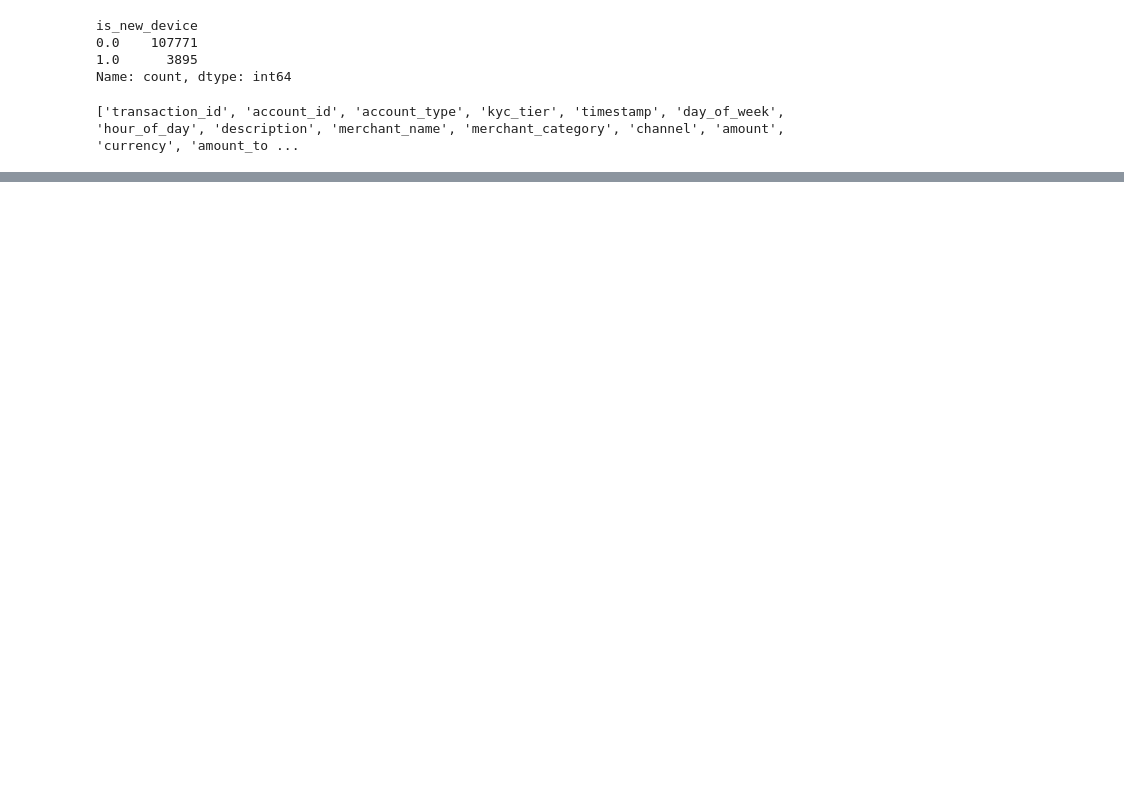
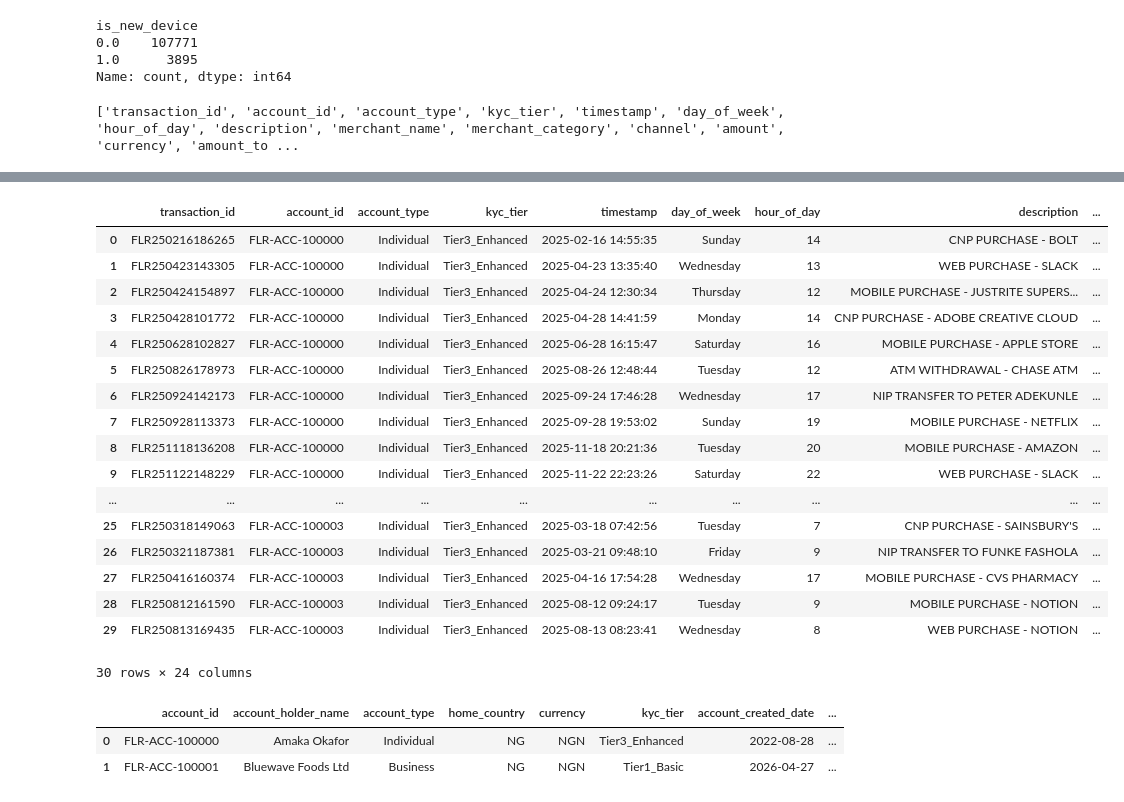
Before and after one commit to iCodeDaniels/Finlora, a Jupyter notebook: notebook/01_data_cleaning.ipynb, the cells around one changed output, grey strips where cells are left out. Drawn from its saved outputs; the diff is of its cells as text; code cells hidden in the pictures; blank space fills up the shorter version.

```diff
--- a/notebook/01_data_cleaning.ipynb
+++ b/notebook/01_data_cleaning.ipynb
@@ -145,8 +145,6 @@ British Gas           2135
 EEDC                  2112
 Thames Water          2059
 Name: count, dtype: int64
-# %%
-txn['merchant_name'] = txn['merchant_name'].fillna('Unknown')
 # %%
 txn.info()
 # %% [output]
@@ -278,0 +321,2 @@ print(txn.columns.tolist())
+# %%
+txn['is_new_device'] = txn['is_new_device'].fillna('Unknown_device')
@@ -278,0 +343,29 @@ print(txn.columns.tolist())
+# %%
+txn['merchant_name'] = txn['merchant_name'].fillna(txn['merchant_category'])
+# %%
+txn.head(30)
+# %% [output]
+|  | transaction_id | account_id | account_type | kyc_tier | timestamp | day_of_week | hour_of_day | description | ... |
+| 0 | FLR250216186265 | FLR-ACC-100000 | Individual | Tier3_Enhanced | 2025-02-16 14:55:35 | Sunday | 14 | CNP PURCHASE - BOLT | ... |
+| 1 | FLR250423143305 | FLR-ACC-100000 | Individual | Tier3_Enhanced | 2025-04-23 13:35:40 | Wednesday | 13 | WEB PURCHASE - SLACK | ... |
+| 2 | FLR250424154897 | FLR-ACC-100000 | Individual | Tier3_Enhanced | 2025-04-24 12:30:34 | Thursday | 12 | MOBILE PURCHASE - JUSTRITE SUPERS... | ... |
+| 3 | FLR250428101772 | FLR-ACC-100000 | Individual | Tier3_Enhanced | 2025-04-28 14:41:59 | Monday | 14 | CNP PURCHASE - ADOBE CREATIVE CLOUD | ... |
+| 4 | FLR250628102827 | FLR-ACC-100000 | Individual | Tier3_Enhanced | 2025-06-28 16:15:47 | Saturday | 16 | MOBILE PURCHASE - APPLE STORE | ... |
+| 5 | FLR250826178973 | FLR-ACC-100000 | Individual | Tier3_Enhanced | 2025-08-26 12:48:44 | Tuesday | 12 | ATM WITHDRAWAL - CHASE ATM | ... |
+| 6 | FLR250924142173 | FLR-ACC-100000 | Individual | Tier3_Enhanced | 2025-09-24 17:46:28 | Wednesday | 17 | NIP TRANSFER TO PETER ADEKUNLE | ... |
+| 7 | FLR250928113373 | FLR-ACC-100000 | Individual | Tier3_Enhanced | 2025-09-28 19:53:02 | Sunday | 19 | MOBILE PURCHASE - NETFLIX | ... |
+| 8 | FLR251118136208 | FLR-ACC-100000 | Individual | Tier3_Enhanced | 2025-11-18 20:21:36 | Tuesday | 20 | MOBILE PURCHASE - AMAZON | ... |
+| 9 | FLR251122148229 | FLR-ACC-100000 | Individual | Tier3_Enhanced | 2025-11-22 22:23:26 | Saturday | 22 | WEB PURCHASE - SLACK | ... |
+| ... | ... | ... | ... | ... | ... | ... | ... | ... | ... |
+| 25 | FLR250318149063 | FLR-ACC-100003 | Individual | Tier3_Enhanced | 2025-03-18 07:42:56 | Tuesday | 7 | CNP PURCHASE - SAINSBURY'S | ... |
+| 26 | FLR250321187381 | FLR-ACC-100003 | Individual | Tier3_Enhanced | 2025-03-21 09:48:10 | Friday | 9 | NIP TRANSFER TO FUNKE FASHOLA | ... |
+| 27 | FLR250416160374 | FLR-ACC-100003 | Individual | Tier3_Enhanced | 2025-04-16 17:54:28 | Wednesday | 17 | MOBILE PURCHASE - CVS PHARMACY | ... |
+| 28 | FLR250812161590 | FLR-ACC-100003 | Individual | Tier3_Enhanced | 2025-08-12 09:24:17 | Tuesday | 9 | MOBILE PURCHASE - NOTION | ... |
+| 29 | FLR250813169435 | FLR-ACC-100003 | Individual | Tier3_Enhanced | 2025-08-13 08:23:41 | Wednesday | 8 | WEB PURCHASE - NOTION | ... |
+30 rows × 24 columns
+# %%
+acct.head(2)
+# %% [output]
+|  | account_id | account_holder_name | account_type | home_country | currency | kyc_tier | account_created_date | ... |
+| 0 | FLR-ACC-100000 | Amaka Okafor | Individual | NG | NGN | Tier3_Enhanced | 2022-08-28 | ... |
+| 1 | FLR-ACC-100001 | Bluewave Foods Ltd | Business | NG | NGN | Tier1_Basic | 2026-04-27 | ... |
```
Also changed, not shown: parts of 6 cells of this notebook, 3 other files.
